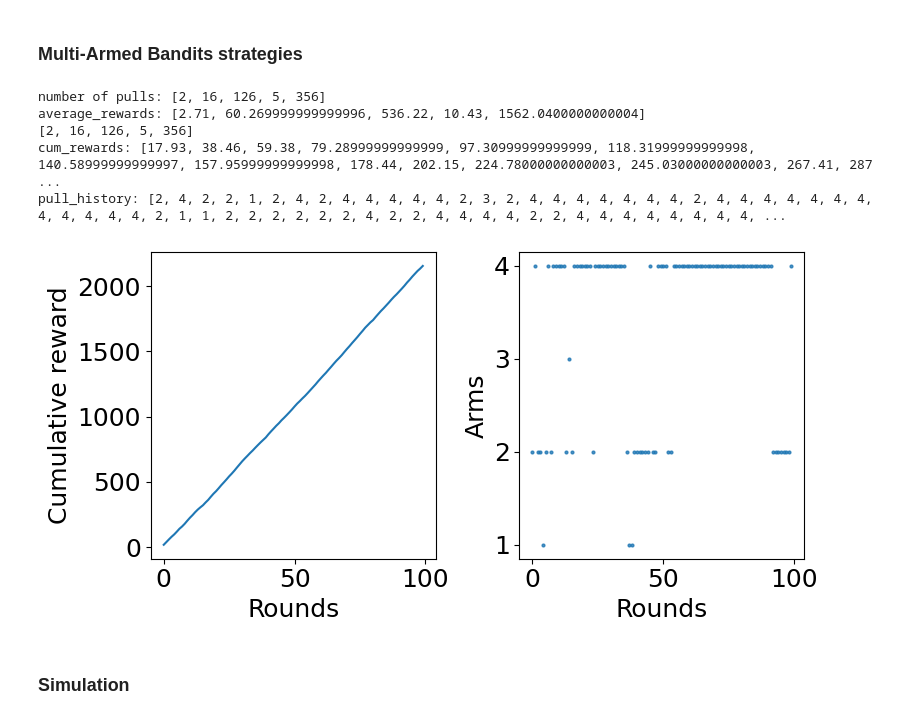
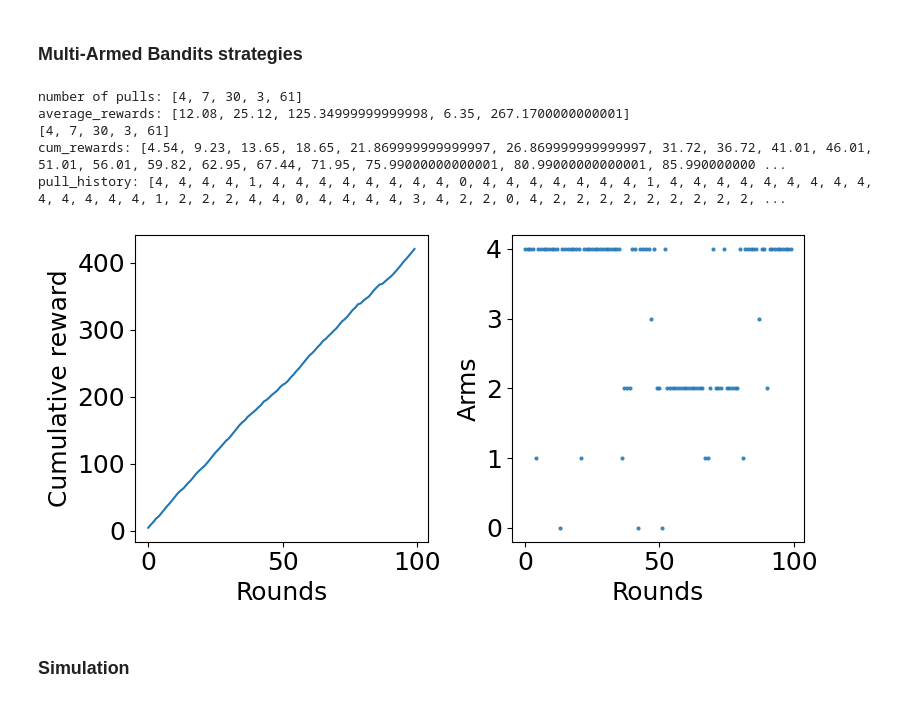
Before and after one commit to xWermuth/ds-prod, a Jupyter notebook: exercise08/exercise_03.ipynb, the cells around one changed output. Saved outputs shown, nothing was run; the diff lists cells and outputs as text; code cells hidden in the pictures.

```diff
--- a/exercise08/exercise_03.ipynb
+++ b/exercise08/exercise_03.ipynb
@@ -225,8 +225,6 @@ def u_cum_b_1(T: int, arms: list[GaussianArm]):
     rewards = [a.pull() for a in arms]
     number_of_pulls = [1 for i in range(arms_len)]
     max_arms = [0 for i in range(arms_len)]
-    cumm = 0
-
     cum_rewards = [0 for i in range(T)]
     pull_history = [0 for i in range(T)]
 
@@ -234,48 +232,45 @@ def u_cum_b_1(T: int, arms: list[GaussianArm]):
         m_t = t + 1
         return (rewards[ai] / number_of_pulls[ai]) + math.sqrt((2 * math.log(m_t)) / (number_of_pulls[ai]))
 
     for t in range(T):
         for ai in range(arms_len):
             max_arms[ai] = calc_reward(t, ai)
-            max_idx = max_arms.index(max(max_arms))
-            reward = arms[max_idx].pull()
-            rewards[max_idx] += reward
-            number_of_pulls[max_idx] += 1
 
-            cumm += reward
-
-            pull_history[t] = max_idx
-
-        cum_rewards[t] = cumm
+        max_idx = max_arms.index(max(max_arms))
+        reward = arms[max_idx].pull()
+        rewards[max_idx] += reward
+        number_of_pulls[max_idx] += 1
+        cum_rewards[t]+= (0 if t == 0 else cum_rewards[t - 1] ) + reward
+        pull_history[t] = max_idx
 
     print(f"number of pulls: {number_of_pulls}")
     print(f"average_rewards: {rewards}")
     print(number_of_pulls)
     return cum_rewards, pull_history
 
 
 minv=1 #minimum value of reward
 maxv=5 #maximum value of reward
 arms = [GaussianArm(3, 1, minv, maxv),
         GaussianArm(3.5, 1, minv, maxv),
         GaussianArm(4.5, 1, minv, maxv),
         GaussianArm(1.8, 1, minv, maxv),
         GaussianArm(4.5, 0.8, minv, maxv)]
 
 T = 100
 cum_rewards, pull_history = u_cum_b_1(T, arms)
 print(f"cum_rewards: {cum_rewards}")
 print(f"pull_history: {pull_history}")
 
 
 visualize_simulation(cum_rewards, pull_history, 'fig.png')
 # %% [output]
-number of pulls: [2, 16, 126, 5, 356]
-average_rewards: [2.71, 60.269999999999996, 536.22, 10.43, 1562.0400000000004]
-[2, 16, 126, 5, 356]
-cum_rewards: [17.93, 38.46, 59.38, 79.28999999999999, 97.30999999999999, 118.31999999999998, 140.58999999999997, 157.95999999999998, 178.44, 202.15, 224.78000000000003, 245.03000000000003, 267.41, 287 ...
-pull_history: [2, 4, 2, 2, 1, 2, 4, 2, 4, 4, 4, 4, 4, 2, 3, 2, 4, 4, 4, 4, 4, 4, 4, 2, 4, 4, 4, 4, 4, 4, 4, 4, 4, 4, 4, 4, 2, 1, 1, 2, 2, 2, 2, 2, 2, 4, 2, 2, 4, 4, 4, 4, 2, 2, 4, 4, 4, 4, 4, 4, 4, 4, ...
+number of pulls: [4, 7, 30, 3, 61]
+average_rewards: [12.08, 25.12, 125.34999999999998, 6.35, 267.1700000000001]
+[4, 7, 30, 3, 61]
+cum_rewards: [4.54, 9.23, 13.65, 18.65, 21.869999999999997, 26.869999999999997, 31.72, 36.72, 41.01, 46.01, 51.01, 56.01, 59.82, 62.95, 67.44, 71.95, 75.99000000000001, 80.99000000000001, 85.990000000 ...
+pull_history: [4, 4, 4, 4, 1, 4, 4, 4, 4, 4, 4, 4, 4, 0, 4, 4, 4, 4, 4, 4, 4, 1, 4, 4, 4, 4, 4, 4, 4, 4, 4, 4, 4, 4, 4, 4, 1, 2, 2, 2, 4, 4, 0, 4, 4, 4, 4, 3, 4, 2, 2, 0, 4, 2, 2, 2, 2, 2, 2, 2, 2, 2, ...
-[figure, old version]
+[figure, new version]
 # %% [markdown]
 ### Simulation
 # %%
```
Also changed, not shown: 1 other file.
